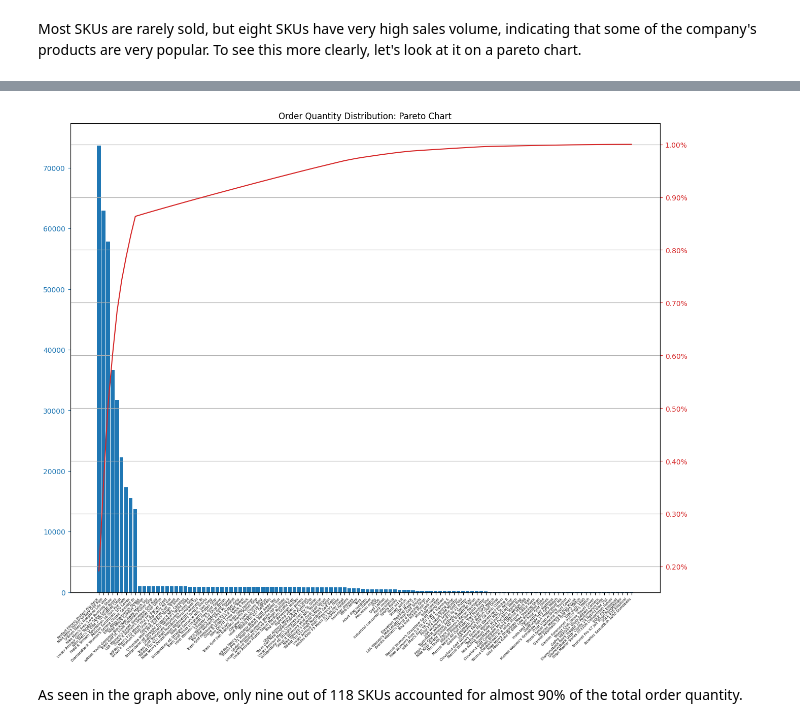
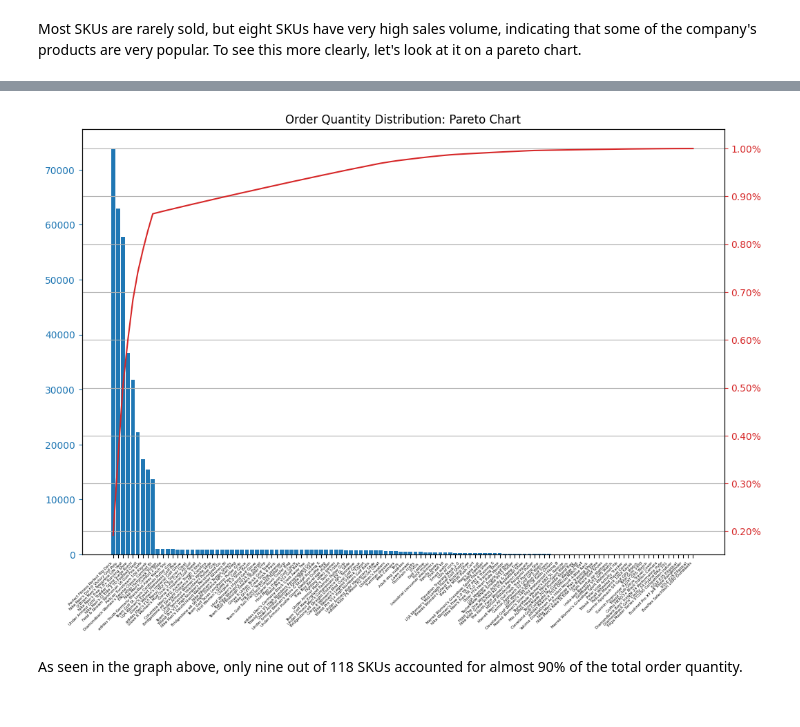
Before and after one commit to emirhansilsupur/supply-chain-analytics-forecasting, a Jupyter notebook: SC_Analytics_Forecasting.ipynb, the cells around one changed output, grey strips where cells are left out. Drawn from its saved outputs; the diff is of its cells as text; code cells hidden in the pictures.

Commit message:
Create pareto chart for sales

```diff
--- a/SC_Analytics_Forecasting.ipynb
+++ b/SC_Analytics_Forecasting.ipynb
@@ -662,23 +648,23 @@ df_cluster_sorted_order.head(10)
 # %%
 df_cluster_sorted_order["cum_quantity_perc"] = df_cluster_sorted_order["Order Item Quantity"].cumsum() / df_cluster_sorted_order["Order Item Quantity"].sum()
 
-fig, ax = plt.subplots(figsize=(15,12))
+fig, ax = plt.subplots(figsize=(12,8))
 
 ax.bar(df_cluster_sorted_order["Product Name"],df_cluster_sorted_order["Order Item Quantity"]);
-ax.set_xticklabels(df_cluster_sorted_order["Product Name"], rotation=45, ha="right",fontsize=5)
+ax.set_xticklabels(df_cluster_sorted_order["Product Name"], rotation=45, ha="right",fontsize=4)
 ax.set_title("Order Quantity Distribution: Pareto Chart")
 
 
 ax2 = ax.twinx()
 ax2.plot(df_cluster_sorted_order["Product Name"], df_cluster_sorted_order["cum_quantity_perc"], color="tab:red")
 ax2.yaxis.set_major_formatter(PercentFormatter())
 ax2.grid(axis="y")
 ax2.set_axisbelow(True)
 ax.tick_params(axis="y", colors="tab:blue")
 ax2.tick_params(axis="y", colors="tab:red")
 
 plt.show()
 # %% [output]
-[figure, old version]
+[figure, new version]
 # %% [markdown]
 As seen in the graph above, only nine out of 118 SKUs accounted for almost 90% of the total order quantity.
```
Also changed, not shown: parts of 7 cells of this notebook.
